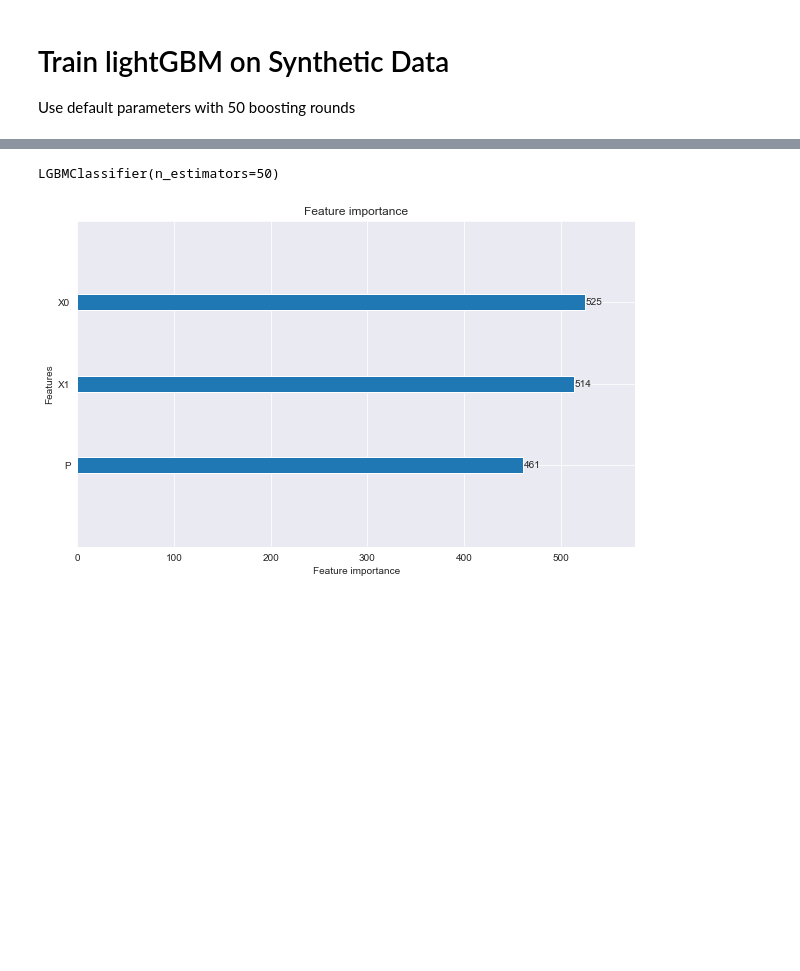
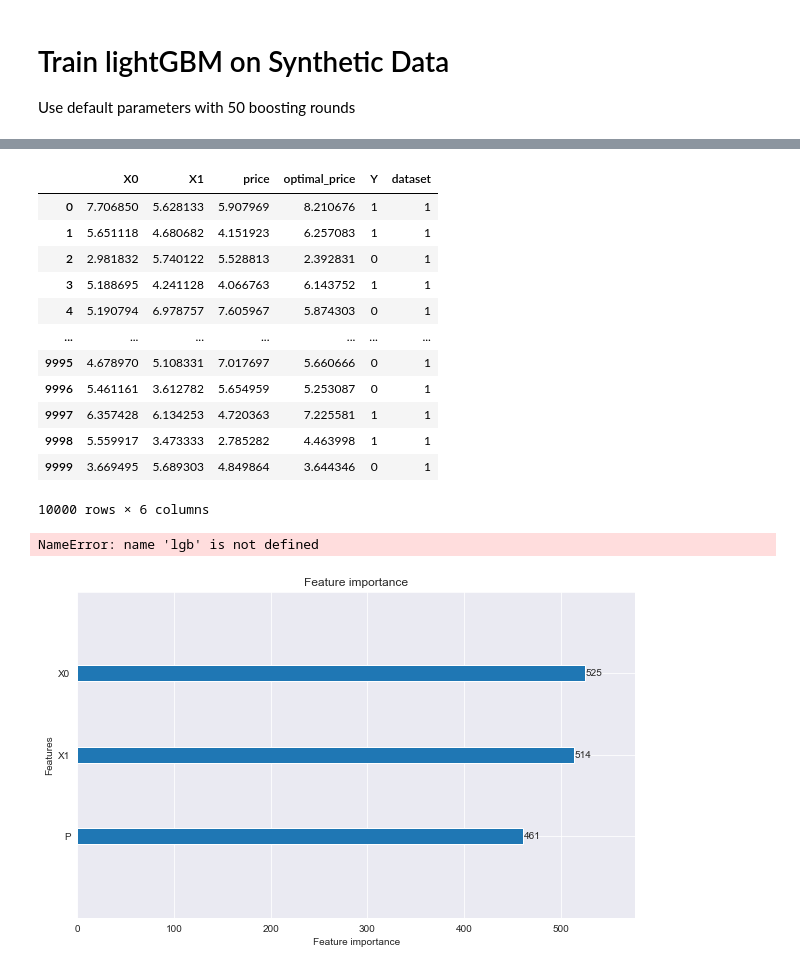
Before and after one commit to lentin26/Student-Prescription-Tree, a Jupyter notebook: lightGBM.ipynb, the cells around one changed output, grey strips where cells are left out. Cells and saved outputs as stored; diff of their text form; code cells hidden in the pictures; blank space fills up the shorter version.

```diff
--- a/lightGBM.ipynb
+++ b/lightGBM.ipynb
@@ -926,4 +965,23 @@ def use_model(n):
+# %%
+results
+# %% [output]
+|  | X0 | X1 | price | optimal_price | Y | dataset |
+| 0 | 7.706850 | 5.628133 | 5.907969 | 8.210676 | 1 | 1 |
+| 1 | 5.651118 | 4.680682 | 4.151923 | 6.257083 | 1 | 1 |
+| 2 | 2.981832 | 5.740122 | 5.528813 | 2.392831 | 0 | 1 |
+| 3 | 5.188695 | 4.241128 | 4.066763 | 6.143752 | 1 | 1 |
+| 4 | 5.190794 | 6.978757 | 7.605967 | 5.874303 | 0 | 1 |
+| ... | ... | ... | ... | ... | ... | ... |
+| 9995 | 4.678970 | 5.108331 | 7.017697 | 5.660666 | 0 | 1 |
+| 9996 | 5.461161 | 3.612782 | 5.654959 | 5.253087 | 0 | 1 |
+| 9997 | 6.357428 | 6.134253 | 4.720363 | 7.225581 | 1 | 1 |
+| 9998 | 5.559917 | 3.473333 | 2.785282 | 4.463998 | 1 | 1 |
+| 9999 | 3.669495 | 5.689303 | 4.849864 | 3.644346 | 0 | 1 |
+10000 rows × 6 columns
 # %%
+# generate dataset 1
+results = use_model(1)
+
 # get data
 X = results[['X0', 'X1', 'price']]
 y = results['Y']
@@ -939,7 +997,7 @@ X_train, X_test, y_train, y_test = train_test_split(X, y, test_size=0.5, random_
 # fix imbalance over training set only
 model.fit(X_train, y_train)
 # %% [output]
-LGBMClassifier(n_estimators=50)
+NameError: name 'lgb' is not defined
 # %%
 fig, ax = plt.subplots(figsize=(10,6))
 lgb.plot_importance(model, ax=ax)
```
Also changed, not shown: parts of 9 cells of this notebook.
